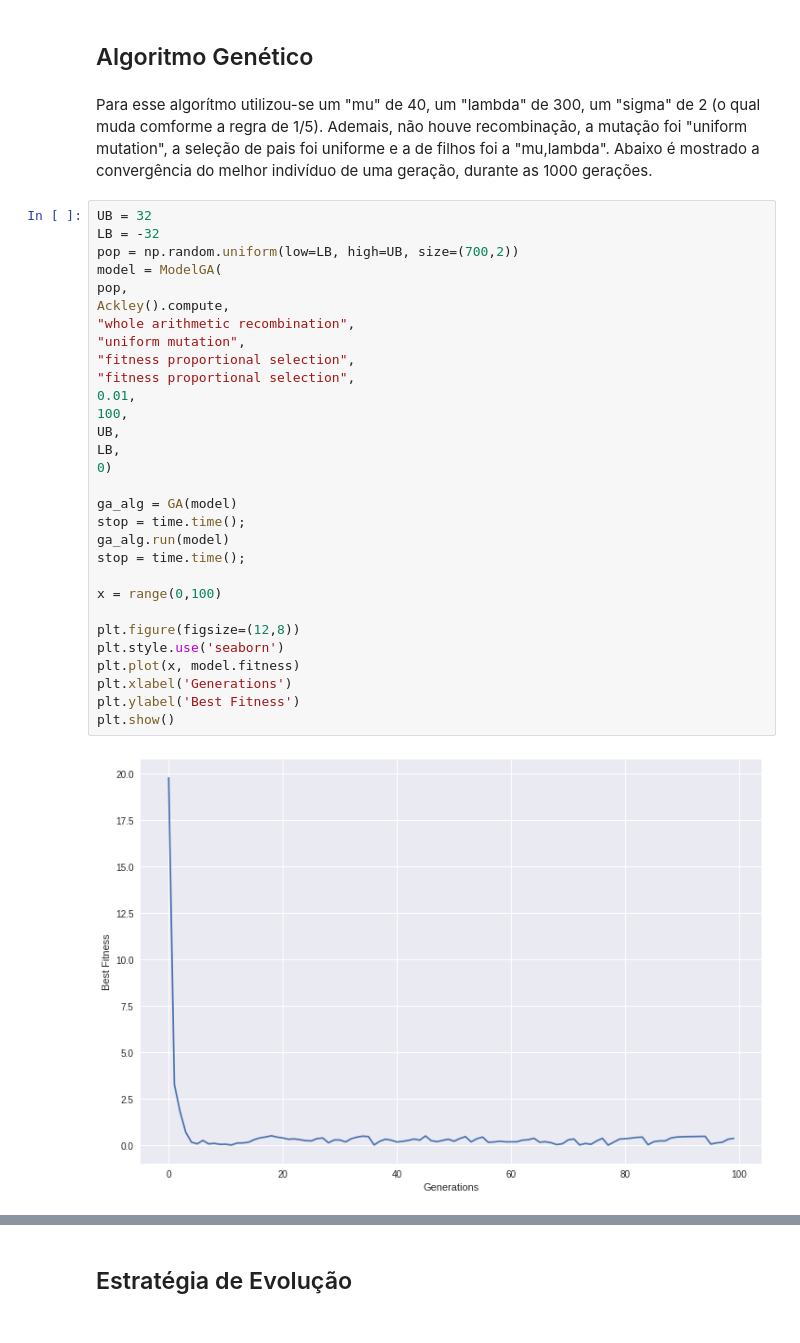
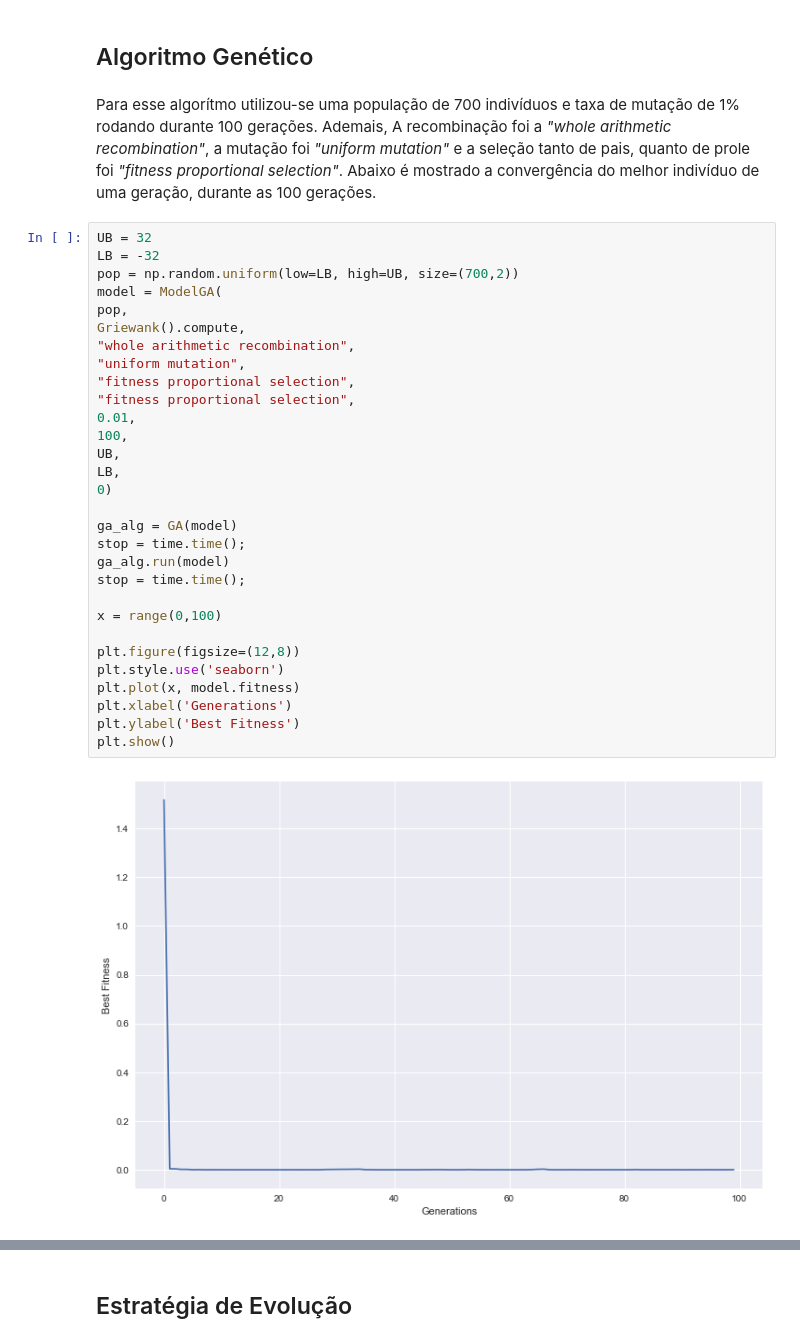
Before and after one commit to csamuelr/evocomp, a Jupyter notebook: exercicio_letra_b.ipynb, the cells around one changed output, grey strips where cells are left out. Drawn from its saved outputs; the diff is of its cells as text.

```diff
--- a/exercicio_letra_b.ipynb
+++ b/exercicio_letra_b.ipynb
@@ -266,37 +266,37 @@ O gráfico acima destaca o tempo de execução do algorítmo de Estimação de D
 # %% [markdown]
 ## Algoritmo Genético
 # %% [markdown]
-Para esse algorítmo utilizou-se um "mu" de 40, um "lambda" de 300, um "sigma" de 2 (o qual muda comforme a regra de 1/5). Ademais, não houve recombinação, a mutação foi "uniform mutation", a seleção de pais foi uniforme e a de filhos foi a "mu,lambda". Abaixo é mostrado a convergência do melhor indivíduo de uma geração, durante as 1000 gerações.
+Para esse algorítmo utilizou-se uma população de 700 indivíduos e taxa de mutação de 1% rodando durante 100 gerações. Ademais, A recombinação foi a _"whole arithmetic recombination"_, a mutação foi _"uniform mutation"_ e a seleção tanto de pais, quanto de prole foi _"fitness proportional selection"_. Abaixo é mostrado a convergência do melhor indivíduo de uma geração, durante as 100 gerações.
 # %%
 UB = 32
 LB = -32
 pop = np.random.uniform(low=LB, high=UB, size=(700,2))
 model = ModelGA(
 pop,
-Ackley().compute,
+Griewank().compute,
 "whole arithmetic recombination",
 "uniform mutation",
 "fitness proportional selection",
 "fitness proportional selection",
 0.01,
 100,
 UB,
 LB,
 0)
 
 ga_alg = GA(model)
 stop = time.time();
 ga_alg.run(model)
 stop = time.time();
 
 x = range(0,100)
 
 plt.figure(figsize=(12,8))
 plt.style.use('seaborn')
 plt.plot(x, model.fitness)
 plt.xlabel('Generations')
 plt.ylabel('Best Fitness')
 plt.show()
 # %% [output]
-[figure, old version]
+[figure, new version]
 # %% [markdown]
```
Also changed, not shown: parts of 8 cells of this notebook, 5 other files.
